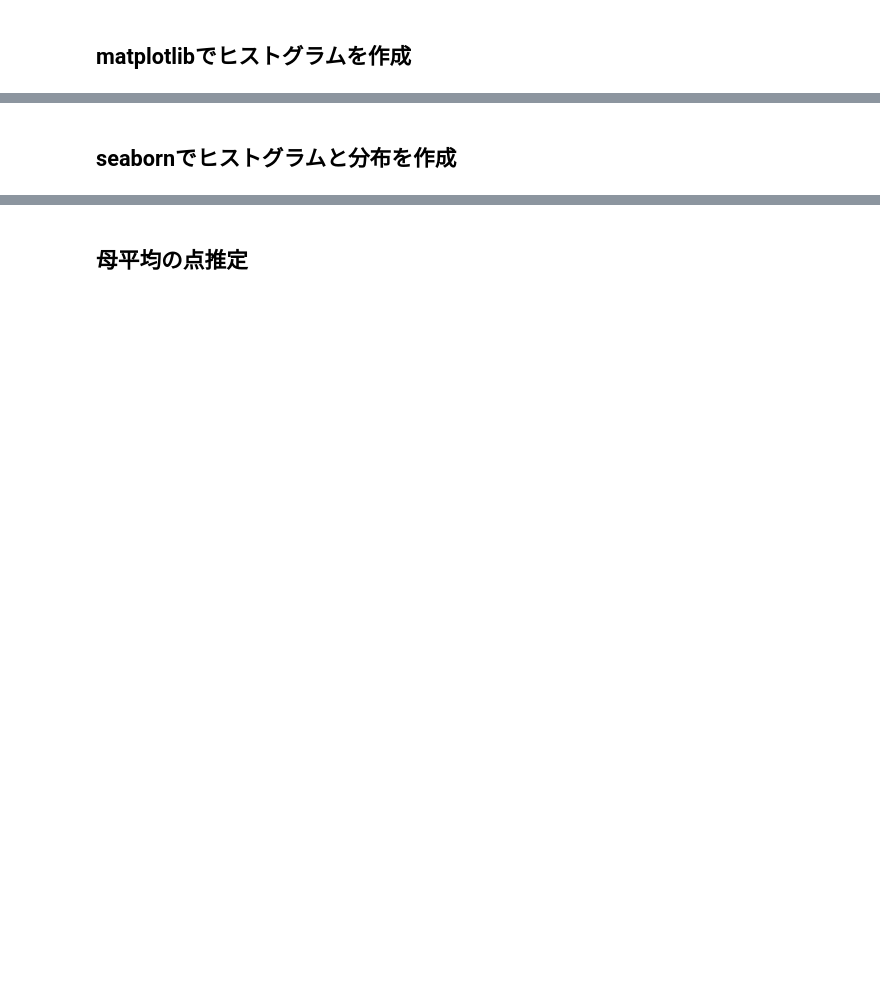
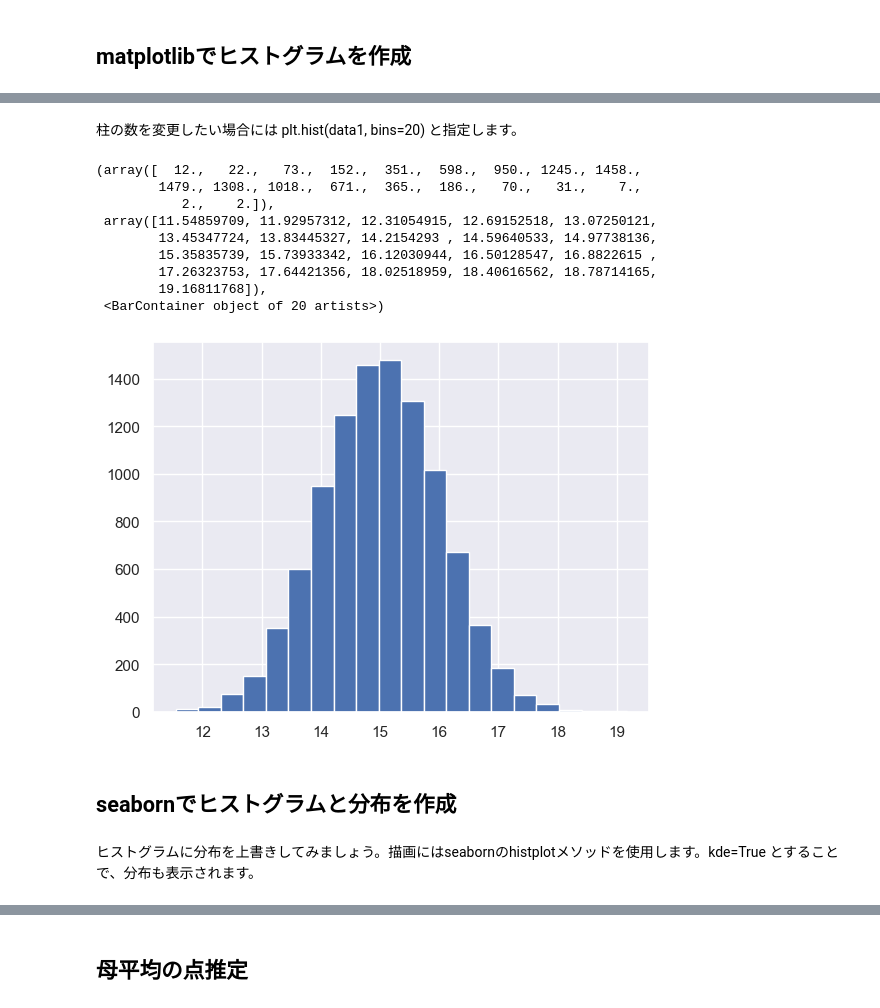
Before and after one commit to misayo334/dsdev, a Jupyter notebook: Lesson05_Estimation/DataScience_05_点推定と区間推定.ipynb, the cells around one changed output, grey strips where cells are left out. Drawn from its saved outputs; the diff is of its cells as text; code cells hidden in the pictures; blank space fills up the shorter version.

```diff
--- a/Lesson05_Estimation/DataScience_05_点推定と区間推定.ipynb
+++ b/Lesson05_Estimation/DataScience_05_点推定と区間推定.ipynb
@@ -39,5 +51,22 @@ plt.hist(data1)
+# %% [markdown]
+柱の数を変更したい場合には plt.hist(data1, bins=20) と指定します。
+# %%
+plt.hist(data1, bins=20)
+# %% [output]
+(array([  12.,   22.,   73.,  152.,  351.,  598.,  950., 1245., 1458.,
+        1479., 1308., 1018.,  671.,  365.,  186.,   70.,   31.,    7.,
+           2.,    2.]),
+ array([11.54859709, 11.92957312, 12.31054915, 12.69152518, 13.07250121,
+        13.45347724, 13.83445327, 14.2154293 , 14.59640533, 14.97738136,
+        15.35835739, 15.73933342, 16.12030944, 16.50128547, 16.8822615 ,
+        17.26323753, 17.64421356, 18.02518959, 18.40616562, 18.78714165,
+        19.16811768]),
+ <BarContainer object of 20 artists>)
+[figure, added]
 # %% [markdown]
 ## seabornでヒストグラムと分布を作成
+# %% [markdown]
+ヒストグラムに分布を上書きしてみましょう。描画にはseabornのhistplotメソッドを使用します。kde=True とすることで、分布も表示されます。
 # %%
 # seabornでヒストグラムと分布を作成
 sns.histplot(data1, kde=True)
```
Also changed, not shown: parts of 13 cells of this notebook, 1 other file.
